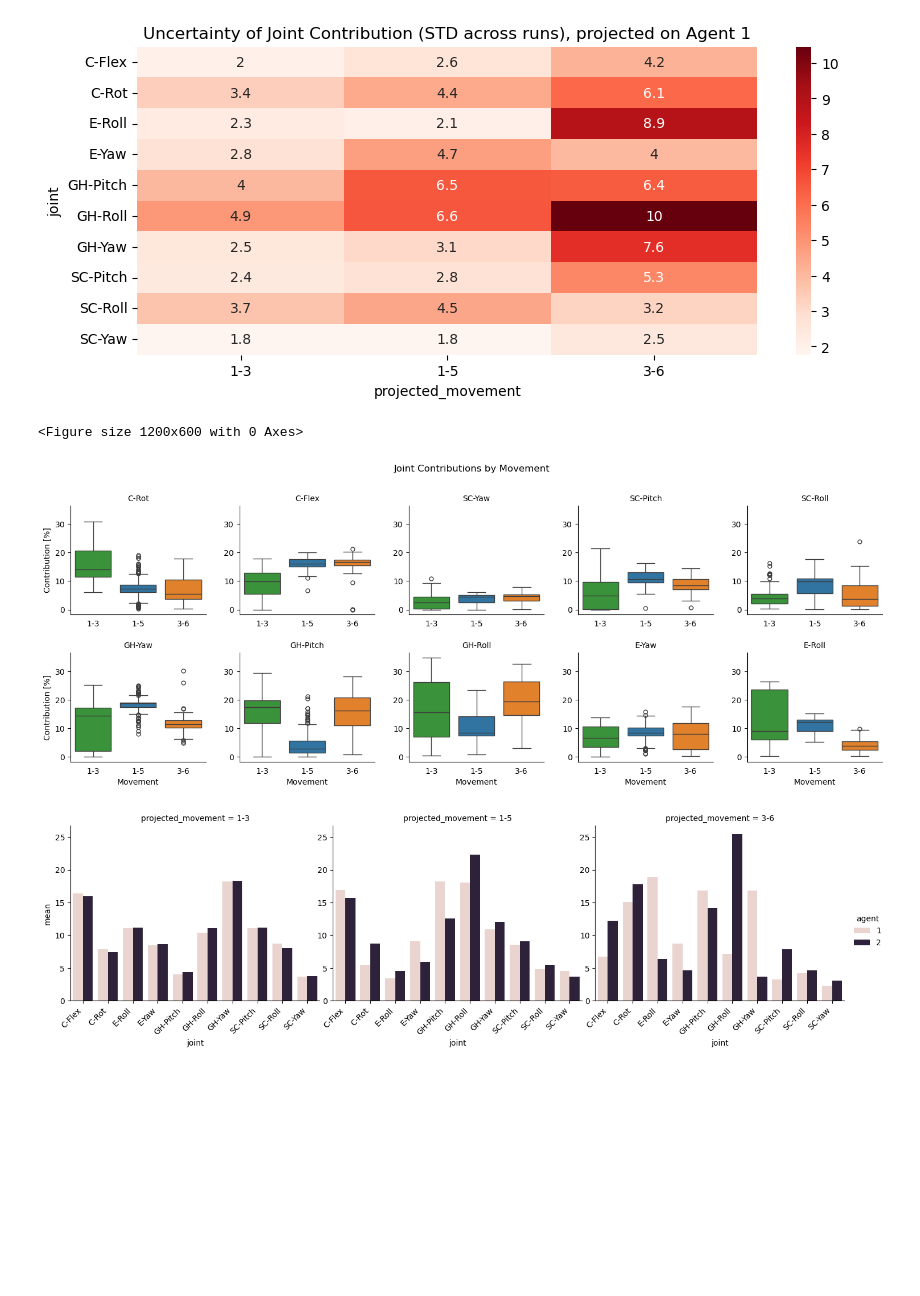
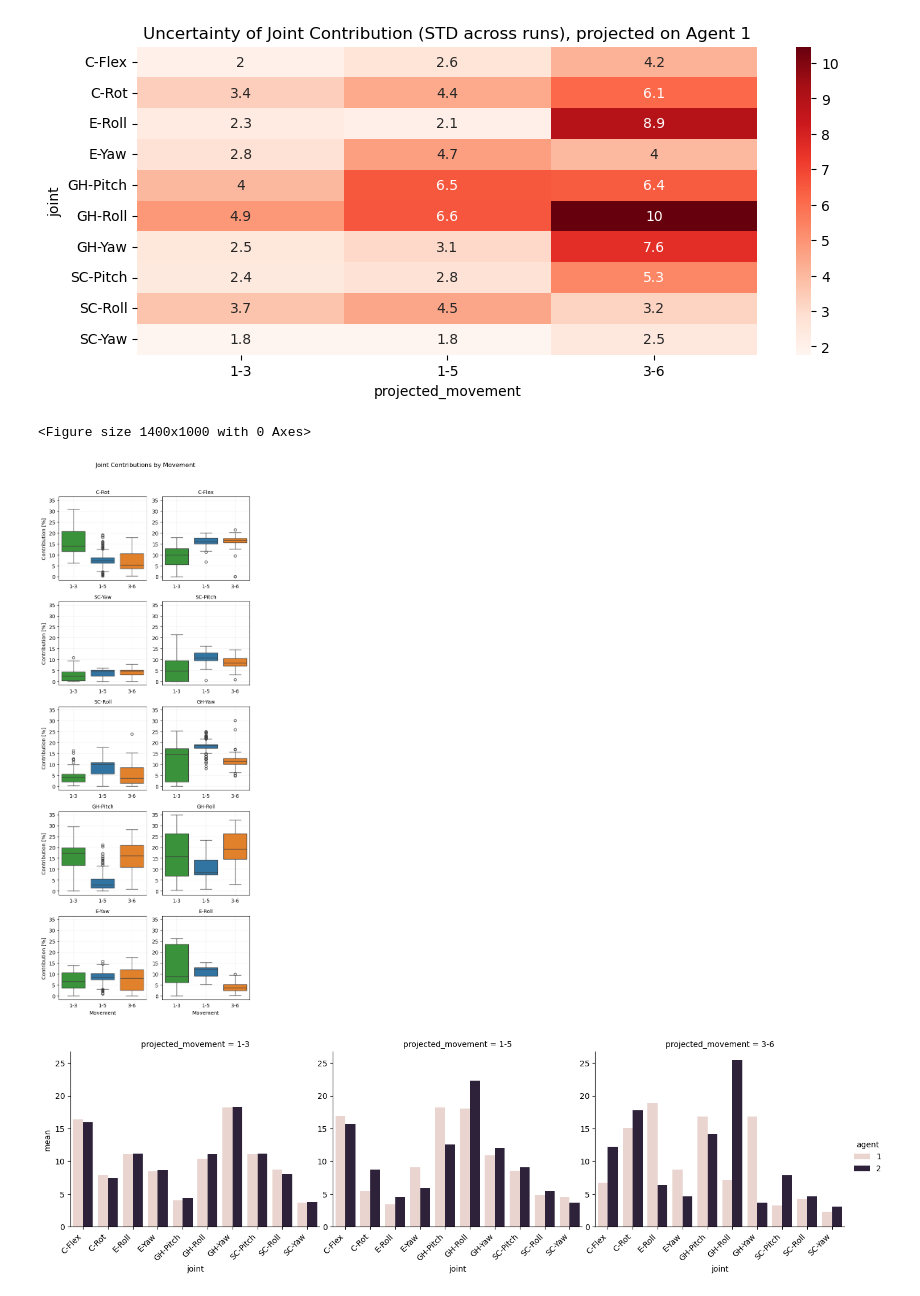
Before and after one commit to bj1110/Masterarbeit, a Jupyter notebook: eval/benchmark_eval.ipynb, the cells around one changed output. Cells and saved outputs as stored; diff of their text form; code cells hidden in the pictures; blank space fills up the shorter version.

Commit message:
made 5:2 plots into 2:5 plots

```diff
--- a/eval/benchmark_eval.ipynb
+++ b/eval/benchmark_eval.ipynb
@@ -398,7 +398,7 @@ long_df = pd.DataFrame(rows)
 # map joint names for plotting
 long_df["joint"] = long_df["joint"].map(joint_labels)
 
-plt.figure(figsize=(12, 6))
+plt.figure(figsize=(14, 10))
 
 palette = {
     "1-3": "#1f77b4",
@@ -410,43 +410,52 @@ g = sns.catplot(
     x="projected_movement",
     y="contribution",
     col="joint",
-    col_wrap=5,
+    col_wrap=2,
     kind="box",
     hue="projected_movement",
     palette=palette,
     sharey=True,
     height=3,
     dodge=False,
     sharex=False
 )
 
 g.fig.subplots_adjust(
     left=0.03,
     right=0.98,
     top=0.90,
     bottom=0.15,
     wspace=0.25,
     hspace=0.35
 )
 
 
 g.set_xticklabels( movements, rotation=0,)
 g.tick_params(bottom=False)
 g.set_titles("{col_name}")
 g.set_axis_labels("Movement", "Contribution [%]")
 g.fig.suptitle("Joint Contributions by Movement", y=1.02)
 
 for ax in g.axes.flat:
     ax.set_xlim(-0.5, 2.5)
     ax.margins(x=0.0)
+    ax.grid(True, alpha=0.2)
+
+
+
+for ax in g.axes.flat:
+    ax.spines["top"].set_visible(True)
+    ax.spines["right"].set_visible(True)
+    ax.spines["left"].set_visible(True)
+    ax.spines["bottom"].set_visible(True)
 
 for ax in g.axes.flat:
     ax.tick_params(axis="y", labelleft=True)
-
+plt.tight_layout()
 plt.show()
 # %% [output]
-<Figure size 1200x600 with 0 Axes>
+<Figure size 1400x1000 with 0 Axes>
-[figure, old version]
+[figure, new version]
 # %%
 rows = []
 
```
Also changed, not shown: parts of 2 cells of this notebook, 1 other file.
